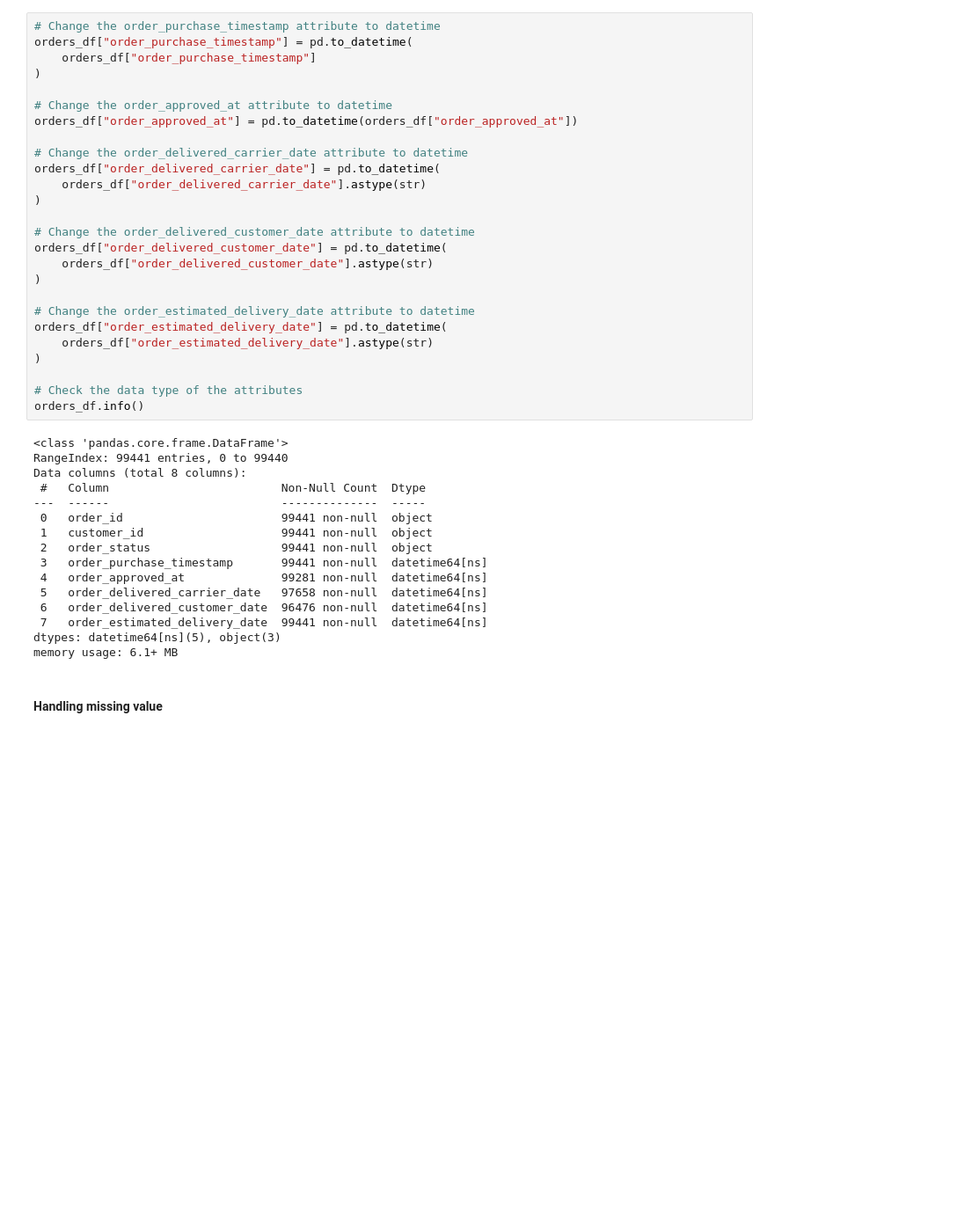
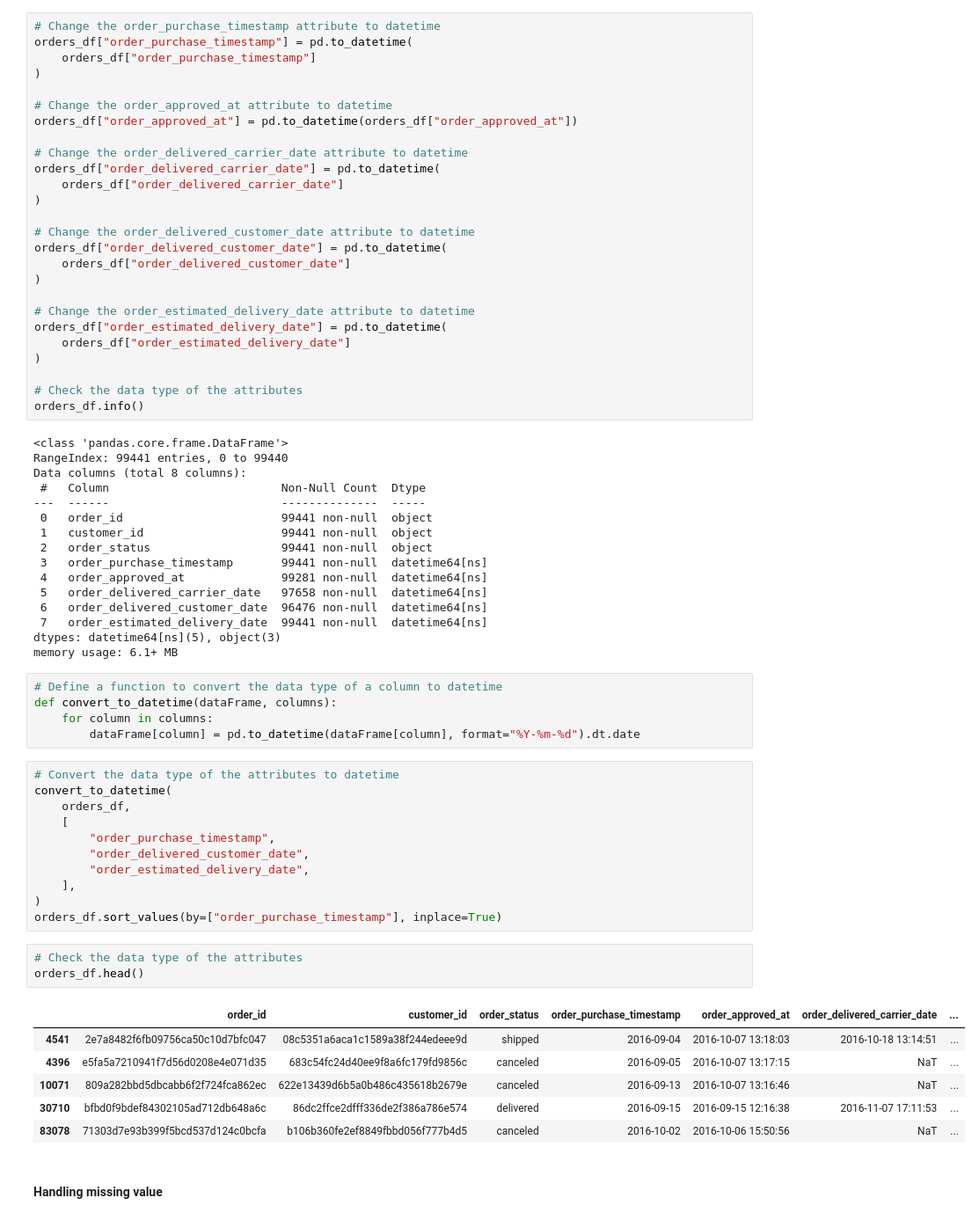
Before and after one commit to stefansphtr/Data-Analytics-Brazilian-Ecommerce, a Jupyter notebook: notebook.ipynb, the cells around one changed output. Shown at 88% size. Cells and saved outputs as stored; diff of their text form; blank space fills up the shorter version.

```diff
--- a/notebook.ipynb
+++ b/notebook.ipynb
@@ -612,17 +623,17 @@ orders_df["order_approved_at"] = pd.to_datetime(orders_df["order_approved_at"])
 
 # Change the order_delivered_carrier_date attribute to datetime
 orders_df["order_delivered_carrier_date"] = pd.to_datetime(
-    orders_df["order_delivered_carrier_date"].astype(str)
+    orders_df["order_delivered_carrier_date"]
 )
 
 # Change the order_delivered_customer_date attribute to datetime
 orders_df["order_delivered_customer_date"] = pd.to_datetime(
-    orders_df["order_delivered_customer_date"].astype(str)
+    orders_df["order_delivered_customer_date"]
 )
 
 # Change the order_estimated_delivery_date attribute to datetime
 orders_df["order_estimated_delivery_date"] = pd.to_datetime(
-    orders_df["order_estimated_delivery_date"].astype(str)
+    orders_df["order_estimated_delivery_date"]
 )
 
 # Check the data type of the attributes
@@ -643,6 +654,32 @@ Data columns (total 8 columns):
  7   order_estimated_delivery_date  99441 non-null  datetime64[ns]
 dtypes: datetime64[ns](5), object(3)
 memory usage: 6.1+ MB
+# %%
+# Define a function to convert the data type of a column to datetime
+def convert_to_datetime(dataFrame, columns):
+    for column in columns:
+        dataFrame[column] = pd.to_datetime(dataFrame[column], format="%Y-%m-%d").dt.date
+# %%
+# Convert the data type of the attributes to datetime
+convert_to_datetime(
+    orders_df,
+    [
+        "order_purchase_timestamp",
+        "order_delivered_customer_date",
+        "order_estimated_delivery_date",
+    ],
+)
+orders_df.sort_values(by=["order_purchase_timestamp"], inplace=True)
+# %%
+# Check the data type of the attributes
+orders_df.head()
+# %% [output]
+|  | order_id | customer_id | order_status | order_purchase_timestamp | order_approved_at | order_delivered_carrier_date | ... |
+| 4541 | 2e7a8482f6fb09756ca50c10d7bfc047 | 08c5351a6aca1c1589a38f244edeee9d | shipped | 2016-09-04 | 2016-10-07 13:18:03 | 2016-10-18 13:14:51 | ... |
+| 4396 | e5fa5a7210941f7d56d0208e4e071d35 | 683c54fc24d40ee9f8a6fc179fd9856c | canceled | 2016-09-05 | 2016-10-07 13:17:15 | NaT | ... |
+| 10071 | 809a282bbd5dbcabb6f2f724fca862ec | 622e13439d6b5a0b486c435618b2679e | canceled | 2016-09-13 | 2016-10-07 13:16:46 | NaT | ... |
+| 30710 | bfbd0f9bdef84302105ad712db648a6c | 86dc2ffce2dfff336de2f386a786e574 | delivered | 2016-09-15 | 2016-09-15 12:16:38 | 2016-11-07 17:11:53 | ... |
+| 83078 | 71303d7e93b399f5bcd537d124c0bcfa | b106b360fe2ef8849fbbd056f777b4d5 | canceled | 2016-10-02 | 2016-10-06 15:50:56 | NaT | ... |
 # %% [markdown]
 #### Handling missing value
 # %%
```
Also changed, not shown: parts of 15 cells of this notebook.
